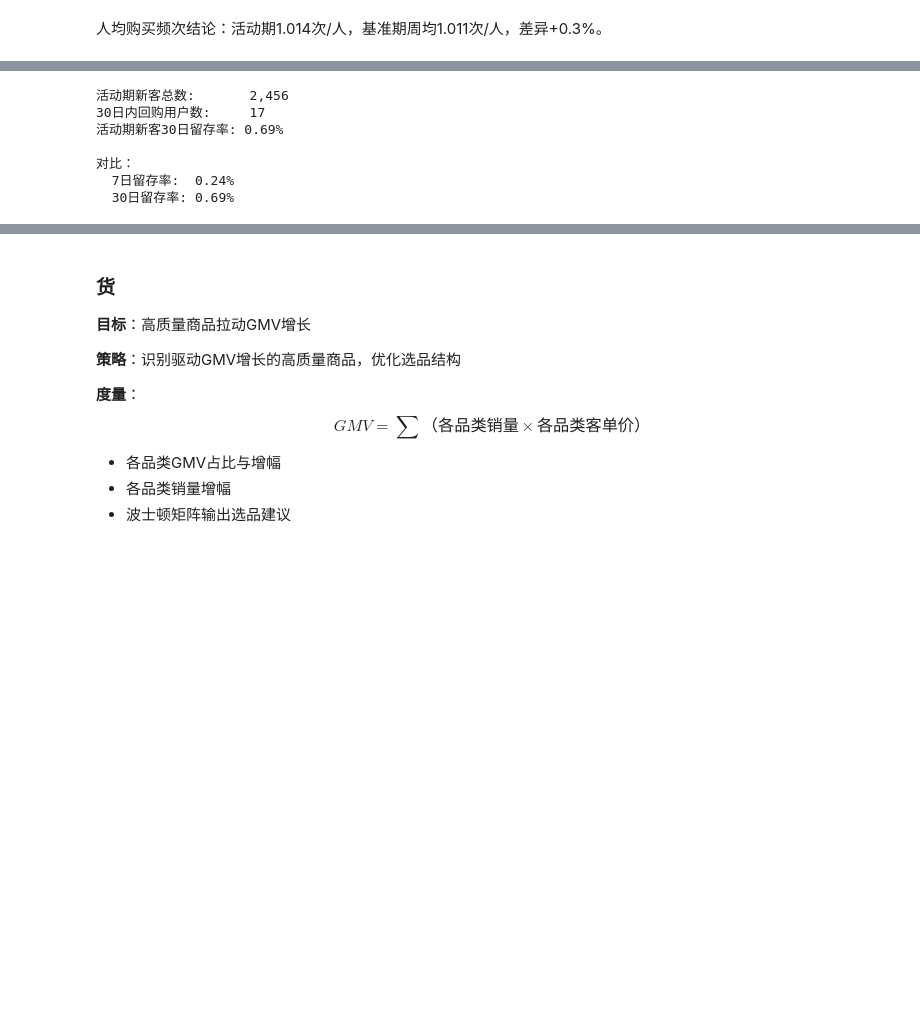
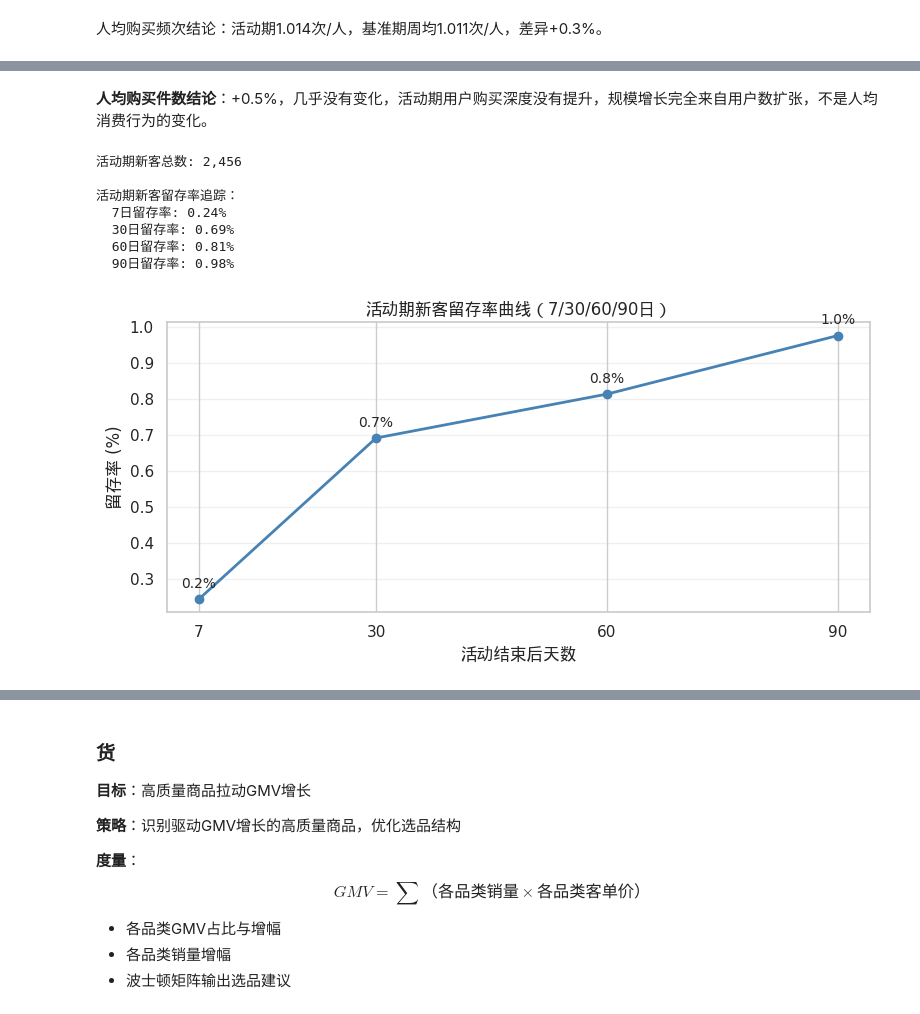
Before and after one commit to oiiviio1313-wq/Black-Friday-Campaign-Performance-Evaluation, a Jupyter notebook: BlackFridayCampaignPerformanceEvaluation.ipynb, the cells around one changed output, grey strips where cells are left out. Cells and saved outputs as stored; diff of their text form; code cells hidden in the pictures; blank space fills up the shorter version.

```diff
--- a/BlackFridayCampaignPerformanceEvaluation.ipynb
+++ b/BlackFridayCampaignPerformanceEvaluation.ipynb
@@ -1190,6 +1338,7 @@ plt.show()
+# %% [markdown]
+**人均购买件数结论**：+0.5%，几乎没有变化，活动期用户购买深度没有提升，规模增长完全来自用户数扩张，不是人均消费行为的变化。
 # %%
-# 活动期新客30日留存率
-
+# 活动期新客多阶段留存率分析
 # ── 1. 重建orders_full含first_order_time ──────────────────────
 order_value = (
     order_payments.groupby('order_id')['payment_value']
@@ -1202,58 +1351,72 @@ orders_full = (
            on='customer_id', how='left')
     .merge(order_value, on='order_id', how='left')
 )
-
 first_order = (
     orders_full[orders_full['order_status'] == 'delivered']
     .groupby('customer_unique_id')['order_purchase_timestamp']
     .min().reset_index()
     .rename(columns={'order_purchase_timestamp': 'first_order_time'})
 )
 orders_full = orders_full.merge(first_order, on='customer_unique_id', how='left')
 
 # ── 2. 活动期delivered订单 ─────────────────────────────────────
 df_active = orders_full[
     (orders_full['order_purchase_timestamp'] >= '2017-11-20') &
     (orders_full['order_purchase_timestamp'] <= '2017-11-26') &
     (orders_full['order_status'] == 'delivered')
 ].copy()
 
 # ── 3. 活动期新客 ──────────────────────────────────────────────
 active_new_users = df_active[
     df_active['first_order_time'] >= pd.Timestamp('2017-11-20')
 ]['customer_unique_id'].unique()
 
-# ── 4. 30日内回购 ──────────────────────────────────────────────
-df_post_30 = orders_full[
-    (orders_full['order_purchase_timestamp'] >= '2017-11-27') &
-    (orders_full['order_purchase_timestamp'] <= '2017-12-26') &
-    (orders_full['order_status'] == 'delivered')
-].copy()
+# ── 4. 各阶段留存 ──────────────────────────────────────────────
+windows = {
+    '7日':  ('2017-11-27', '2017-12-03'),
+    '30日': ('2017-11-27', '2017-12-26'),
+    '60日': ('2017-11-27', '2018-01-25'),
+    '90日': ('2017-11-27', '2018-02-24'),
+}
 
-retained_30 = set(df_post_30['customer_unique_id']) & set(active_new_users)
-retention_30 = len(retained_30) / len(active_new_users) * 100
+retention_results = {}
+for label, (start, end) in windows.items():
+    df_post = orders_full[
+        (orders_full['order_purchase_timestamp'] >= start) &
+        (orders_full['order_purchase_timestamp'] <= end) &
+        (orders_full['order_status'] == 'delivered')
+    ].copy()
+    retained = set(df_post['customer_unique_id']) & set(active_new_users)
+    rate = len(retained) / len(active_new_users) * 100
+    retention_results[label] = rate
 
-print(f"活动期新客总数:       {len(active_new_users):,}")
-print(f"30日内回购用户数:     {len(retained_30)}")
-print(f"活动期新客30日留存率: {retention_30:.2f}%")
+print(f"活动期新客总数: {len(active_new_users):,}")
+print(f"\n活动期新客留存率追踪：")
+for label, rate in retention_results.items():
+    print(f"  {label}留存率: {rate:.2f}%")
 
-# 对比7日留存率
-df_post_7 = orders_full[
-    (orders_full['order_purchase_timestamp'] >= '2017-11-27') &
-    (orders_full['order_purchase_timestamp'] <= '2017-12-03') &
-    (orders_full['order_status'] == 'delivered')
-].copy()
-retained_7 = set(df_post_7['customer_unique_id']) & set(active_new_users)
-retention_7 = len(retained_7) / len(active_new_users) * 100
+# ── 5. 可视化 ──────────────────────────────────────────────────
+days = [7, 30, 60, 90]
+rates = [retention_results[k] for k in ['7日', '30日', '60日', '90日']]
 
-print(f"\n对比：")
-print(f"  7日留存率:  {retention_7:.2f}%")
-print(f"  30日留存率: {retention_30:.2f}%")
+fig, ax = plt.subplots(figsize=(8, 4))
+ax.plot(days, rates, marker='o', color='steelblue', linewidth=2)
+for x, y in zip(days, rates):
+    ax.annotate(f'{y:.1f}%', xy=(x, y), xytext=(0, 8),
+                textcoords='offset points', ha='center', fontsize=10)
+ax.set_xlabel('活动结束后天数')
+ax.set_ylabel('留存率 (%)')
+ax.set_title('活动期新客留存率曲线（7/30/60/90日）')
+ax.set_xticks(days)
+ax.grid(axis='y', alpha=0.3)
+plt.tight_layout()
+plt.show()
 # %% [output]
-活动期新客总数:       2,456
-30日内回购用户数:     17
-活动期新客30日留存率: 0.69%
+活动期新客总数: 2,456
 
-对比：
-  7日留存率:  0.24%
+活动期新客留存率追踪：
+  7日留存率: 0.24%
   30日留存率: 0.69%
+  60日留存率: 0.81%
+  90日留存率: 0.98%
+[figure, added]
```
Also changed, not shown: parts of 40 cells of this notebook.
